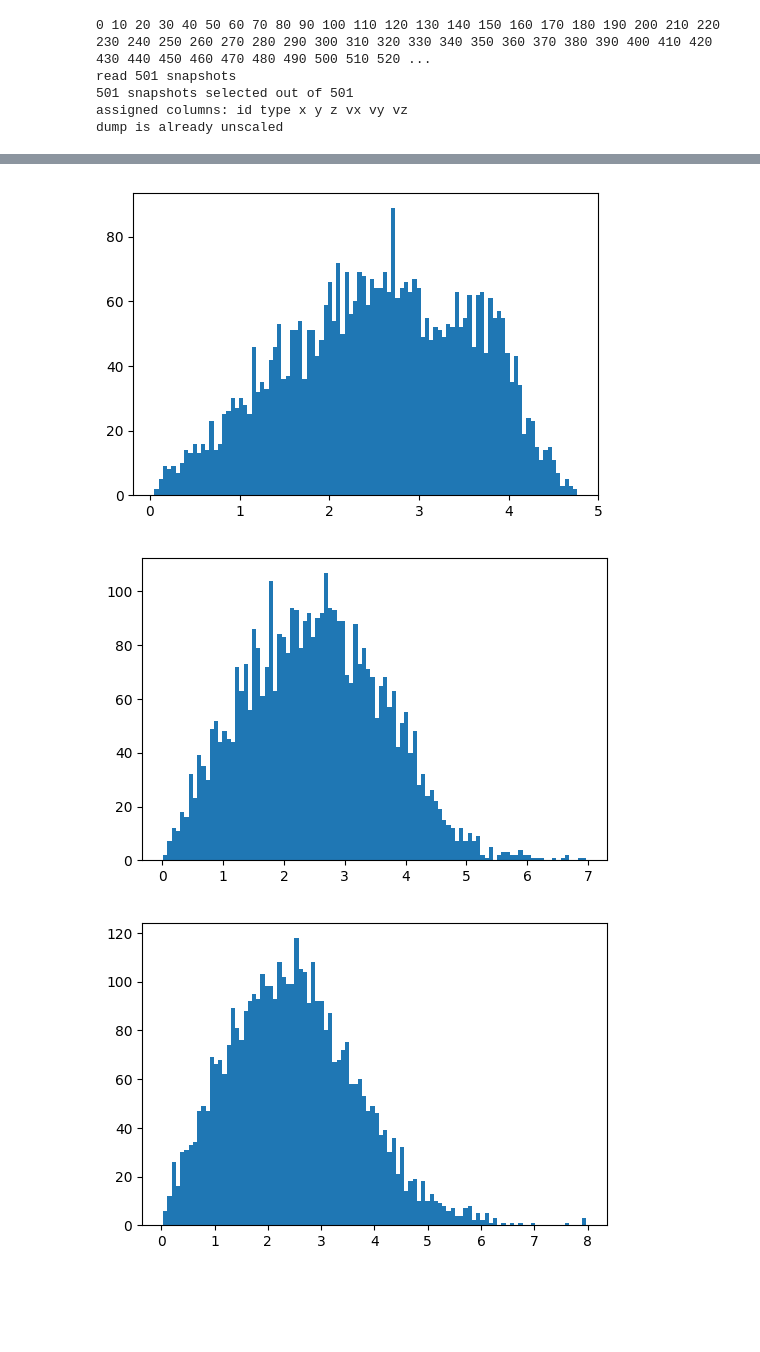
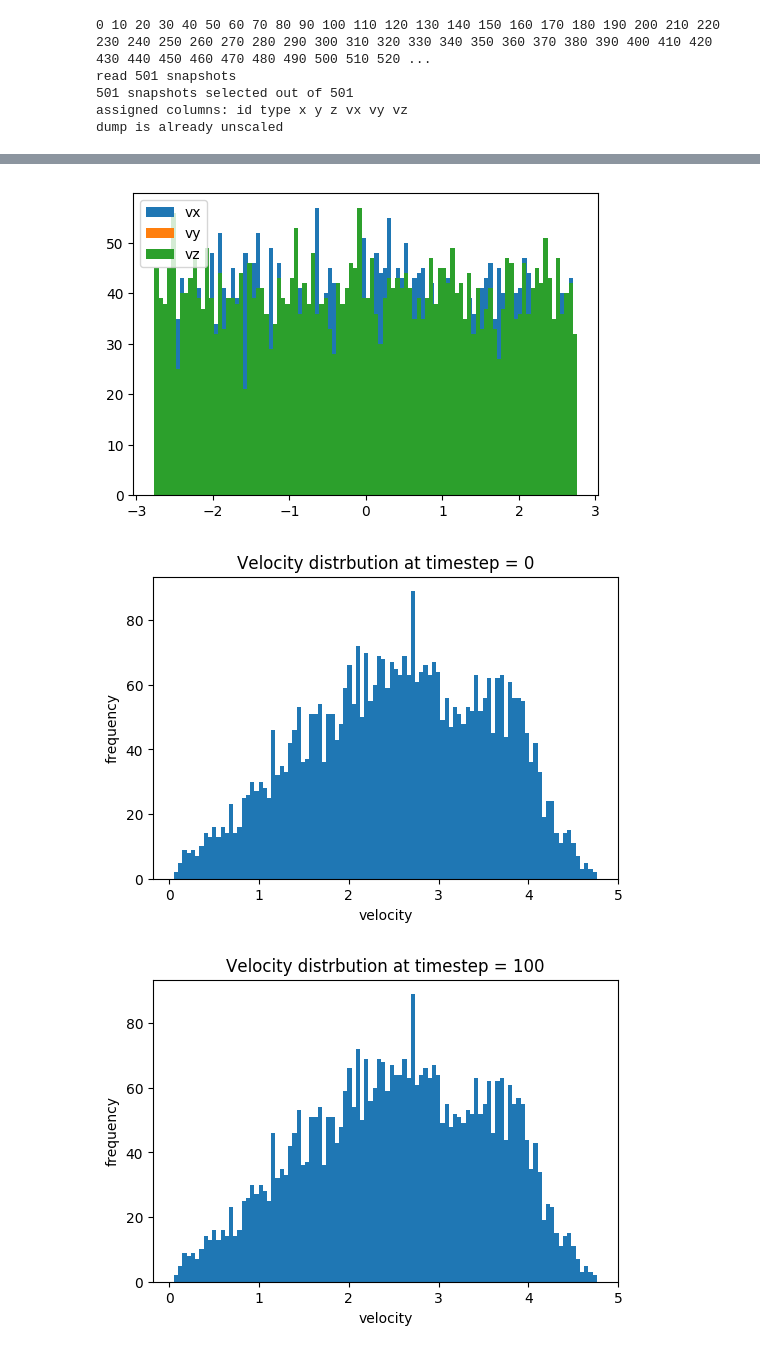
Before and after one commit to auduntre/FYS4460, a Jupyter notebook: Project1/velocity_historgram.ipynb, the cells around one changed output, grey strips where cells are left out. Cells and saved outputs as stored; diff of their text form; code cells hidden in the pictures; blank space fills up the shorter version.

```diff
--- a/Project1/velocity_historgram.ipynb
+++ b/Project1/velocity_historgram.ipynb
@@ -24,15 +28,28 @@ t = data.time(); nt = size(t); tmp_time, box, atoms, bonds, tris, lines = data.v
 # %%
-ni = [10, 100, 200, 300, 400, 500]
+ni = [0, 10, 100, 200, 300, 400, 500]
+
+vx = array(data.vecs(t[0], "vx"))
+vy = array(data.vecs(t[0], "vy"))
+vz = array(data.vecs(t[0], "vy"))
+
+hist(vx, bins=100, label="vx")
+hist(vy, bins=100, label="vy")
+hist(vz, bins=100, label="vz")
+legend()
+show()
+
 
 for i in ni:
     vx = array(data.vecs(t[i], "vx"))
     vy = array(data.vecs(t[i], "vy"))
     vz = array(data.vecs(t[i], "vy"))
     velo = sqrt(vx**2 + vy**2 + vz**2)
     hist(velo, bins=100)
-    title("Velocity distrbution at timestep = {}".format)
+    title("Velocity distrbution at timestep = {}".format(t[i]))
+    xlabel("velocity")
+    ylabel("frequency")
     show()
 # %% [output]
-[figure, old version]
+[figure, new version]
-[figure, old version]
+[figure, new version]
-[figure, old version]
+[figure, new version]
```
Also changed, not shown: parts of 2 cells of this notebook.
